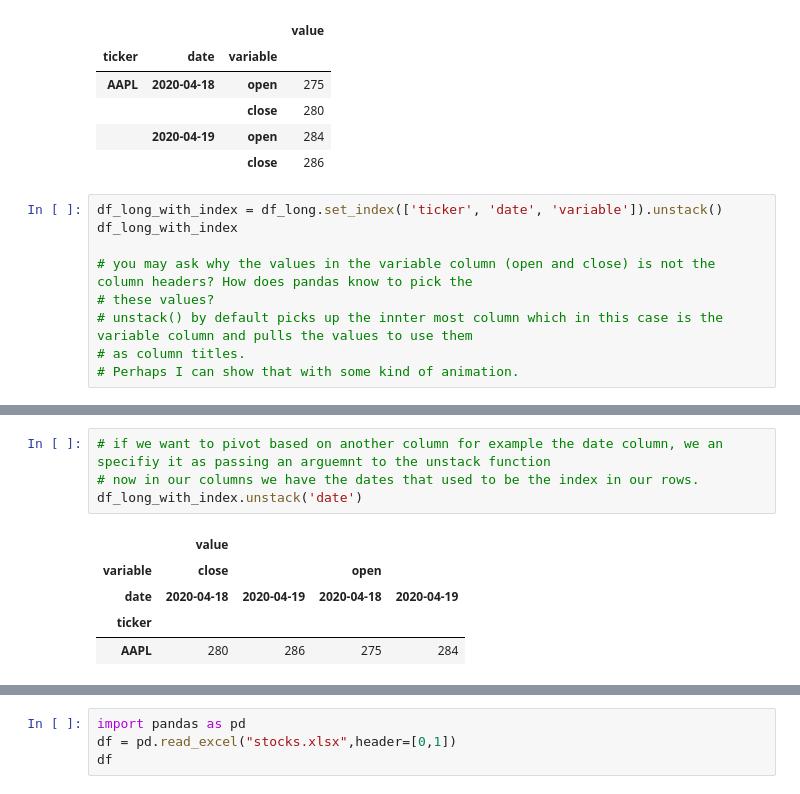
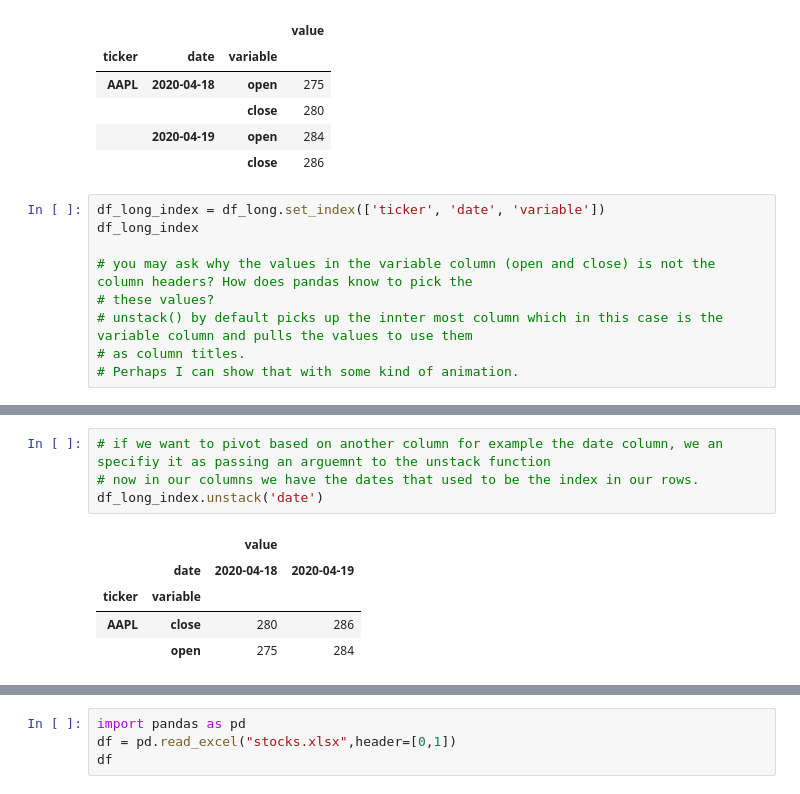
Before and after one commit to dariushazimi/notebooks, a Jupyter notebook: Reshaping-data-with-Pandas.ipynb, the cells around one changed output, grey strips where cells are left out. Cells and saved outputs as stored; diff of their text form.

Commit message:
adding stack() and unstack() examples

```diff
--- a/Reshaping-data-with-Pandas.ipynb
+++ b/Reshaping-data-with-Pandas.ipynb
@@ -96,8 +96,8 @@ df_long.set_index(['ticker', 'date', 'variable'])
 |  | 2020-04-19 | open | 284 |
 |  |  | close | 286 |
 # %%
-df_long_with_index = df_long.set_index(['ticker', 'date', 'variable']).unstack()
-df_long_with_index
+df_long_index = df_long.set_index(['ticker', 'date', 'variable'])
+df_long_index
 
 # you may ask why the values in the variable column (open and close) is not the column headers? How does pandas know to pick the
 # these values?
@@ -113,10 +123,10 @@ df_long_with_index
 # %%
 # if we want to pivot based on another column for example the date column, we an specifiy it as passing an arguemnt to the unstack function
 # now in our columns we have the dates that used to be the index in our rows.
-df_long_with_index.unstack('date')
+df_long_index.unstack('date')
 # %% [output]
-|  | value |  |  |  |
-| variable | close |  | open |  |
-| date | 2020-04-18 | 2020-04-19 | 2020-04-18 | 2020-04-19 |
-| ticker |  |  |  |  |
-| AAPL | 280 | 286 | 275 | 284 |
+|  |  | value |  |
+|  | date | 2020-04-18 | 2020-04-19 |
+| ticker | variable |  |  |
+| AAPL | close | 280 | 286 |
+|  | open | 275 | 284 |
```
Also changed, not shown: parts of 8 cells of this notebook.
